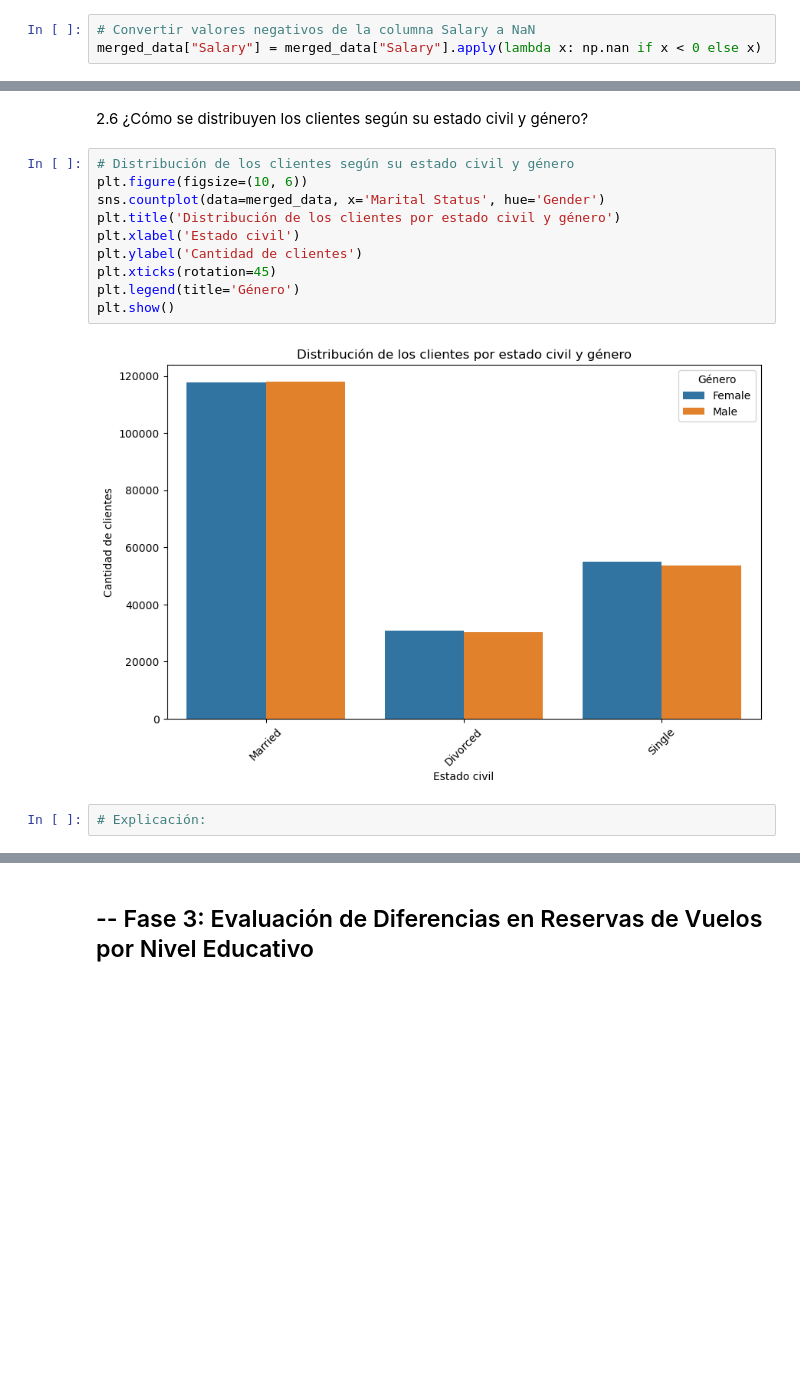
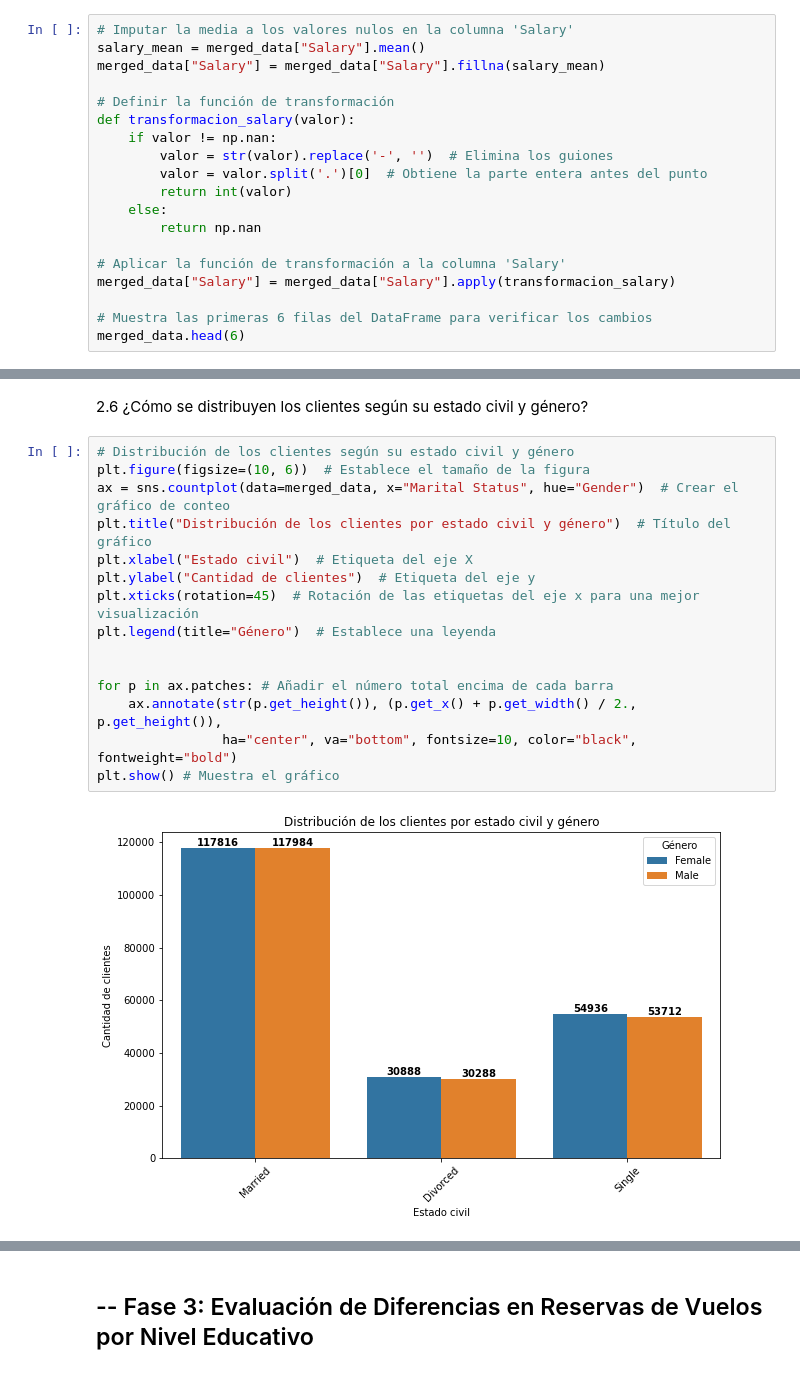
Before and after one commit to Adalab/bda-modulo-3-evaluacion-final-BSReguera, a Jupyter notebook: final_evaluation_module3.ipynb, the cells around one changed output, grey strips where cells are left out. Cells and saved outputs as stored; diff of their text form; blank space fills up the shorter version.

```diff
--- a/final_evaluation_module3.ipynb
+++ b/final_evaluation_module3.ipynb
@@ -389,3 +369,19 @@ for i in range(len(merged_data)):
-# %%
-# Convertir valores negativos de la columna Salary a NaN
-merged_data["Salary"] = merged_data["Salary"].apply(lambda x: np.nan if x < 0 else x)
+# %%
+# Imputar la media a los valores nulos en la columna 'Salary'
+salary_mean = merged_data["Salary"].mean()
+merged_data["Salary"] = merged_data["Salary"].fillna(salary_mean)
+
+# Definir la función de transformación
+def transformacion_salary(valor):
+    if valor != np.nan:
+        valor = str(valor).replace('-', '')  # Elimina los guiones
+        valor = valor.split('.')[0]  # Obtiene la parte entera antes del punto
+        return int(valor)
+    else:
+        return np.nan
+
+# Aplicar la función de transformación a la columna 'Salary'
+merged_data["Salary"] = merged_data["Salary"].apply(transformacion_salary)
+
+# Muestra las primeras 6 filas del DataFrame para verificar los cambios
+merged_data.head(6)
@@ -536,16 +558,19 @@ Conclusión: Podemos ver la distribución de la base de clientes en función de
 2.6 ¿Cómo se distribuyen los clientes según su estado civil y género?
 # %%
 # Distribución de los clientes según su estado civil y género
-plt.figure(figsize=(10, 6))
-sns.countplot(data=merged_data, x='Marital Status', hue='Gender')
-plt.title('Distribución de los clientes por estado civil y género')
-plt.xlabel('Estado civil')
-plt.ylabel('Cantidad de clientes')
-plt.xticks(rotation=45)
-plt.legend(title='Género')
-plt.show()
+plt.figure(figsize=(10, 6))  # Establece el tamaño de la figura
+ax = sns.countplot(data=merged_data, x="Marital Status", hue="Gender")  # Crear el gráfico de conteo
+plt.title("Distribución de los clientes por estado civil y género")  # Título del gráfico
+plt.xlabel("Estado civil")  # Etiqueta del eje X
+plt.ylabel("Cantidad de clientes")  # Etiqueta del eje y
+plt.xticks(rotation=45)  # Rotación de las etiquetas del eje x para una mejor visualización
+plt.legend(title="Género")  # Establece una leyenda
+
+
+for p in ax.patches: # Añadir el número total encima de cada barra
+    ax.annotate(str(p.get_height()), (p.get_x() + p.get_width() / 2., p.get_height()),
+                ha="center", va="bottom", fontsize=10, color="black", fontweight="bold")
+plt.show() # Muestra el gráfico
 # %% [output]
-[figure, old version]
+[figure, new version]
-# %%
-# Explicación:
 # %%
```
Also changed, not shown: parts of 55 cells of this notebook.
